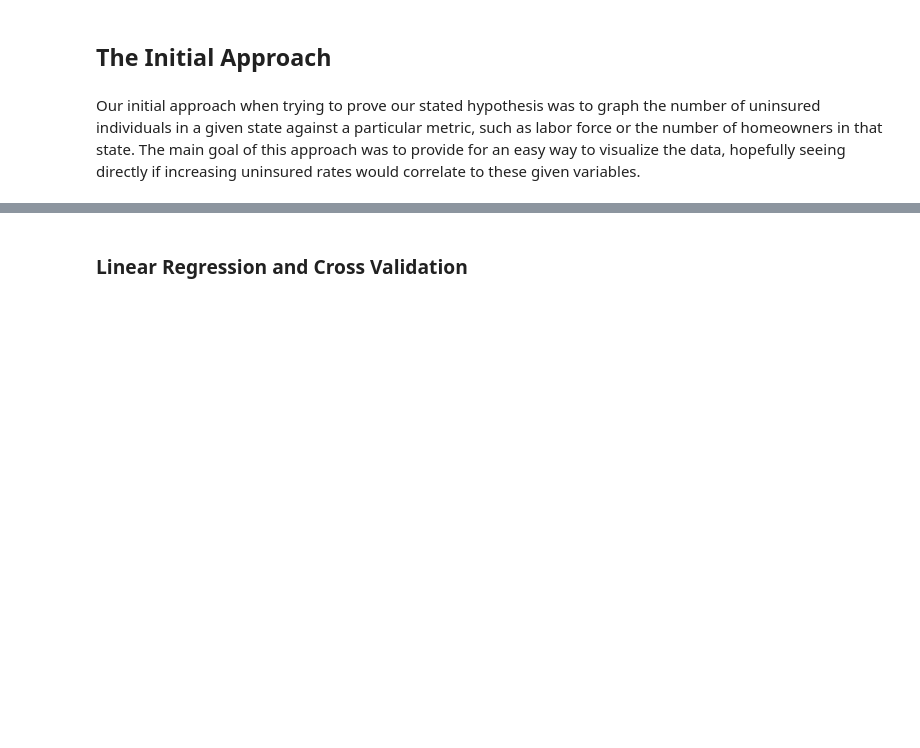
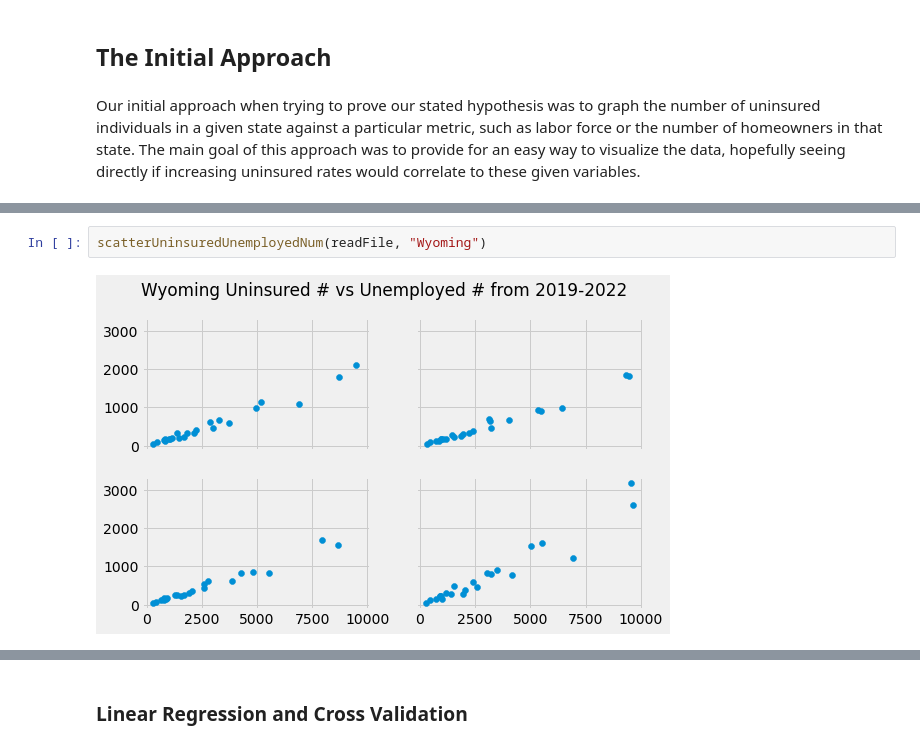
Before and after one commit to StevenWerden/APCV-361-FA22-Final, a Jupyter notebook: Final_Diguardi_Werden_Siml.ipynb, the cells around one changed output, grey strips where cells are left out. Drawn from its saved outputs; the diff is of its cells as text; blank space fills up the shorter version.

```diff
--- a/Final_Diguardi_Werden_Siml.ipynb
+++ b/Final_Diguardi_Werden_Siml.ipynb
@@ -37,0 +39,4 @@ basic(wyoming, 'Uninsured #', 'Homeowners #', 'Wyoming')
+# %%
+scatterUninsuredUnemployedNum(readFile, "Wyoming")
+# %% [output]
+[figure, added]
```
Also changed, not shown: parts of 4 cells of this notebook, 1 other file.
